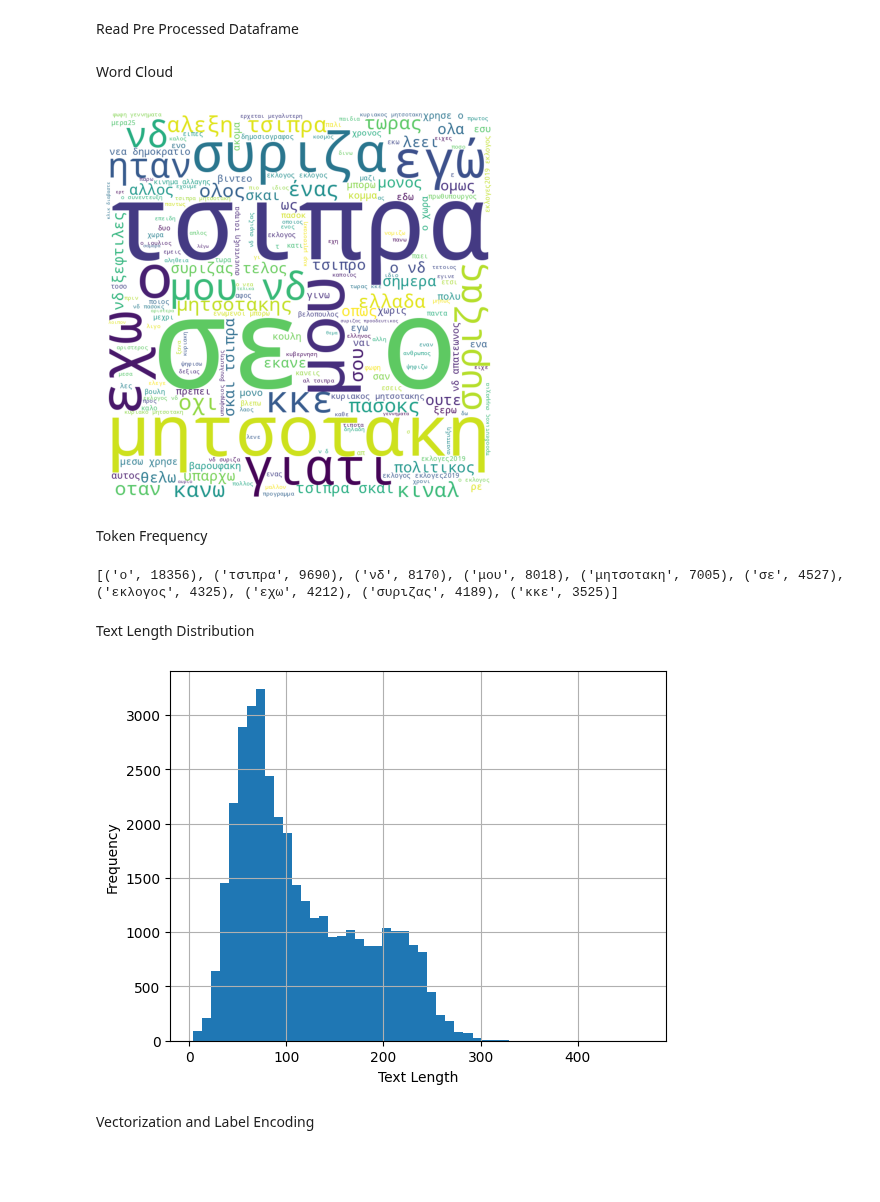
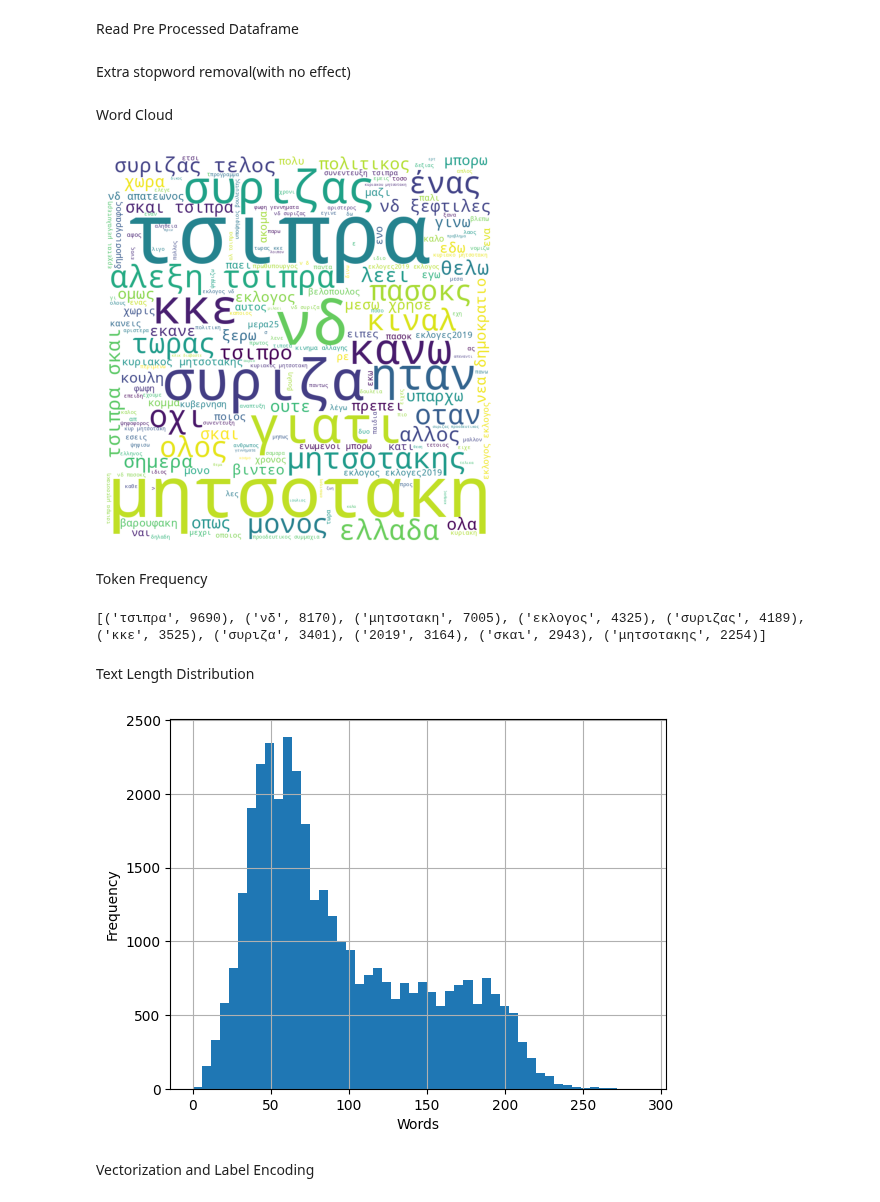
Before and after one commit to natedrake7/MachineLearning, a Jupyter notebook: SentimentAnalysis/SentimentAnalysis.ipynb, the cells around one changed output. Cells and saved outputs as stored; diff of their text form; code cells hidden in the pictures; blank space fills up the shorter version.

Commit message:
update 1.1
Improved stopword removal.

```diff
--- a/SentimentAnalysis/SentimentAnalysis.ipynb
+++ b/SentimentAnalysis/SentimentAnalysis.ipynb
@@ -102,6 +102,12 @@ train_set = pd.DataFrame(data)
 
 data = pd.read_csv('processed_test')
 test_set = pd.DataFrame(data)
+# %% [markdown]
+Extra stopword removal(with no effect)
+# %%
+stop = ['ο', 'εγώ', 'σε', 'εχω', 'μου','σου','εσυ','ως','σαν']
+
+train_set['Text'] = train_set['Text'].apply(lambda x: ' '.join([word for word in x.split() if word not in stop]))
 # %% [markdown]
 Word Cloud
 # %%
@@ -111,7 +117,7 @@ plt.imshow(wordcloud)
 plt.axis('off')
 plt.show()
 # %% [output]
-[figure, old version]
+[figure, new version]
 # %% [markdown]
 Token Frequency
 # %%
@@ -119,17 +125,19 @@ tokens = ' '.join(train_set['Text']).split()
 token_counts = Counter(tokens)
 print(token_counts.most_common(10))
 # %% [output]
-[('ο', 18356), ('τσιπρα', 9690), ('νδ', 8170), ('μου', 8018), ('μητσοτακη', 7005), ('σε', 4527), ('εκλογος', 4325), ('εχω', 4212), ('συριζας', 4189), ('κκε', 3525)]
+[('τσιπρα', 9690), ('νδ', 8170), ('μητσοτακη', 7005), ('εκλογος', 4325), ('συριζας', 4189), ('κκε', 3525), ('συριζα', 3401), ('2019', 3164), ('σκαι', 2943), ('μητσοτακης', 2254)]
 # %% [markdown]
 Text Length Distribution
 # %%
-train_set['Text'] = train_set['Text'].apply(len)
-train_set['Text'].hist(bins=50)
-plt.xlabel('Text Length')
+df = train_set.copy()
+
+df['Text'] = df['Text'].apply(len)
+df['Text'].hist(bins=50)
+plt.xlabel('Words')
 plt.ylabel('Frequency')
 plt.show()
 # %% [output]
-[figure, old version]
+[figure, new version]
 # %% [markdown]
 Vectorization and Label Encoding
 # %%
```
Also changed, not shown: parts of 3 cells of this notebook, 3 other files.
